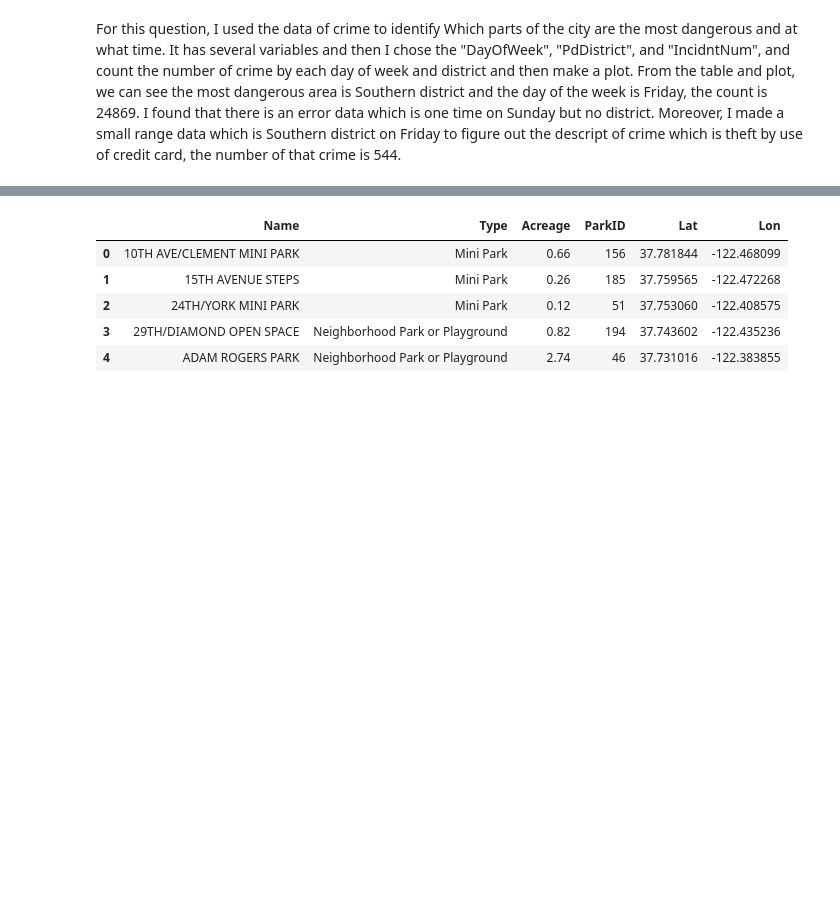
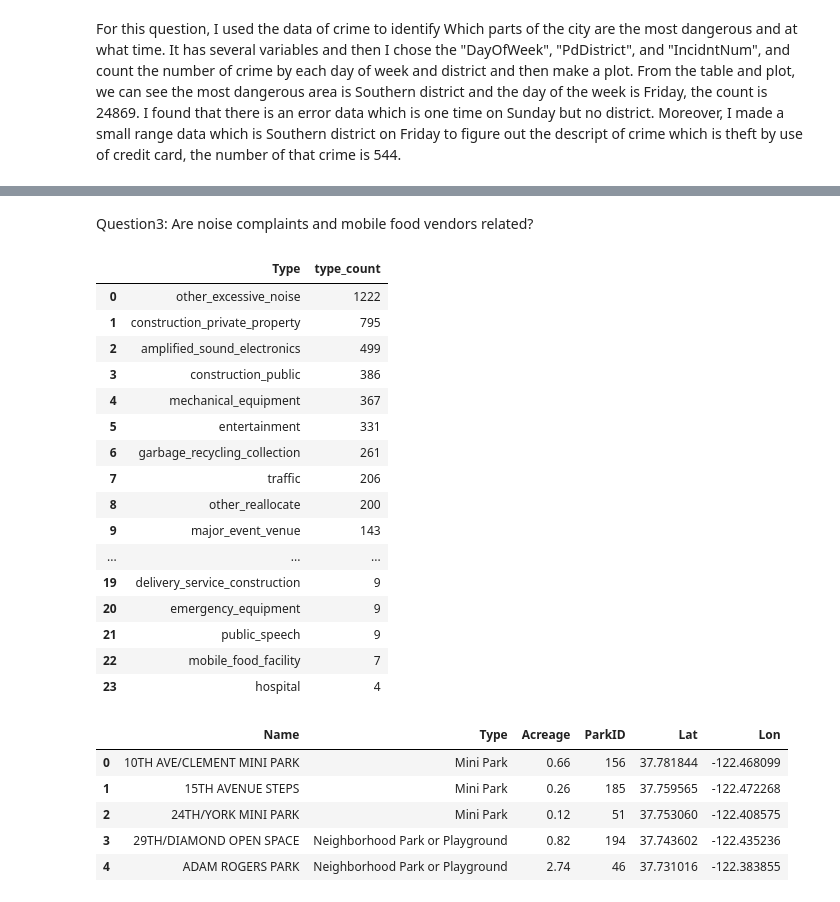
Before and after one commit to xtowang/Housing-in-SF, a Jupyter notebook: hw5.ipynb, the cells around one changed output, grey strips where cells are left out. Drawn from its saved outputs; the diff is of its cells as text; code cells hidden in the pictures; blank space fills up the shorter version.

```diff
--- a/hw5.ipynb
+++ b/hw5.ipynb
@@ -245,3 +235,33 @@ noise.head()
+# %% [markdown]
+Question3: Are noise complaints and mobile food vendors related?
+# %%
+noise = pd.read_sql_query('select * from noise', conn3)
+
+noise_sql_query = """
+SELECT Type, count(Type) as type_count from noise
+GROUP BY Type
+ORDER BY type_count desc
+"""
+noise_data = pd.read_sql_query(noise_sql_query,conn3)
+noise_data
+# %% [output]
+|  | Type | type_count |
+| 0 | other_excessive_noise | 1222 |
+| 1 | construction_private_property | 795 |
+| 2 | amplified_sound_electronics | 499 |
+| 3 | construction_public | 386 |
+| 4 | mechanical_equipment | 367 |
+| 5 | entertainment | 331 |
+| 6 | garbage_recycling_collection | 261 |
+| 7 | traffic | 206 |
+| 8 | other_reallocate | 200 |
+| 9 | major_event_venue | 143 |
+| ... | ... | ... |
+| 19 | delivery_service_construction | 9 |
+| 20 | emergency_equipment | 9 |
+| 21 | public_speech | 9 |
+| 22 | mobile_food_facility | 7 |
+| 23 | hospital | 4 |
 # %%
 # %% [output]
 |  | Name | Type | Acreage | ParkID | Lat | Lon |
```
Also changed, not shown: parts of 4 cells of this notebook.
